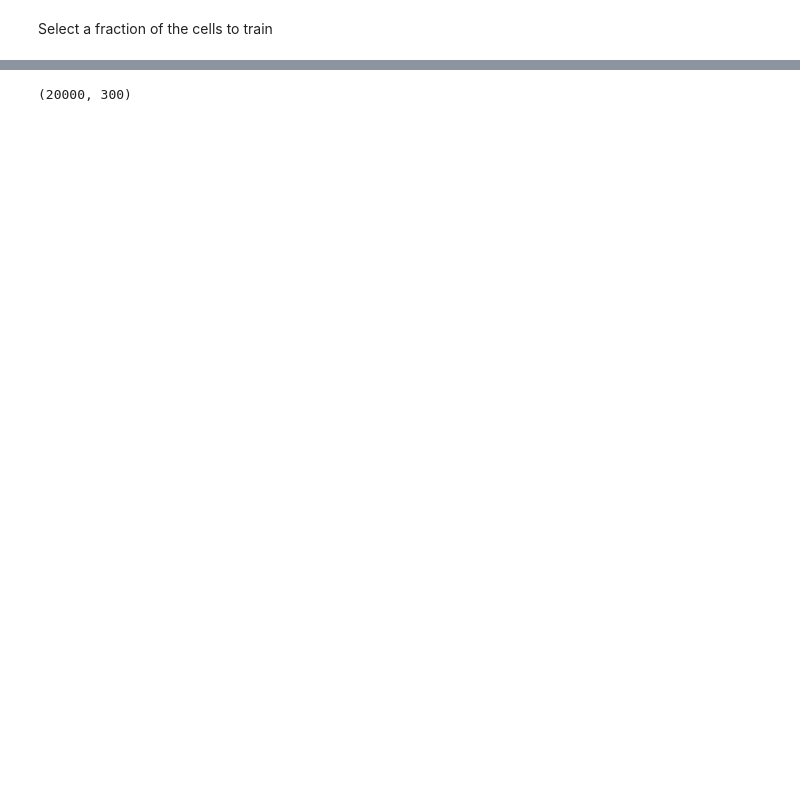
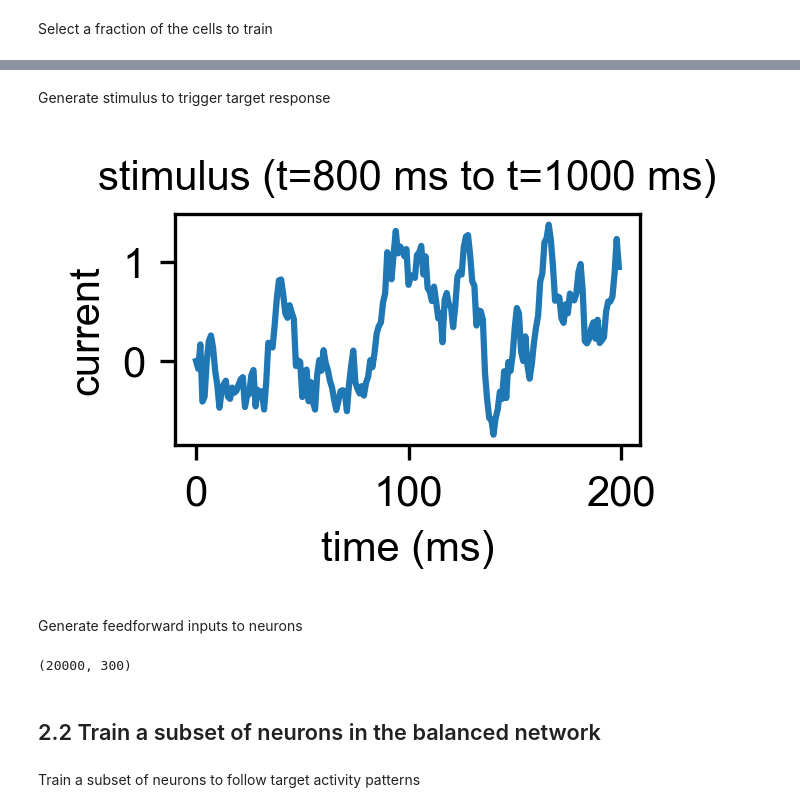
Before and after one commit to chrismkkim/TutorialCNS2025, a Jupyter notebook: train_random_network-workshop.ipynb, the cells around one changed output, grey strips where cells are left out. Saved outputs shown, nothing was run; the diff lists cells and outputs as text; code cells hidden in the pictures; blank space fills up the shorter version.

```diff
--- a/train_random_network-workshop.ipynb
+++ b/train_random_network-workshop.ipynb
@@ -129,3 +157,23 @@ PyPlot.display_figs()
+# %% [markdown]
+Generate stimulus to trigger target response
+# %%
+# Generate stimulus to trigger response.
+include("src_balanced/genStim.jl")
+
+stim = Vector{Array{Float64,2}}()
+stim_val = genStim(p)
+push!(stim, stim_val);
+
+figure(figsize=(2,1))
+plot(stim[1][1:10:end,500])
+xlabel("time (ms)")
+ylabel("current")
+title("stimulus (t=800 ms to t=1000 ms)")
+PyPlot.display_figs()
+# %% [output]
+[figure, new version]
+# %% [markdown]
+Generate feedforward inputs to neurons
 # %%
 # generate feedforward drive
 include("src_balanced/genffwdRate.jl")
@@ -139,6 +187,10 @@ push!(ffwdRate, ffwdRate_val)
 print(size(ffwdRate[1]));
 # %% [output]
 (20000, 300)
+# %% [markdown]
+## 2.2 Train a subset of neurons in the balanced network
+# %% [markdown]
+Train a subset of neurons to follow target activity patterns
 # %%
 #train spatial model
 using Statistics
```
Also changed, not shown: parts of 28 cells of this notebook, 42 other files.
